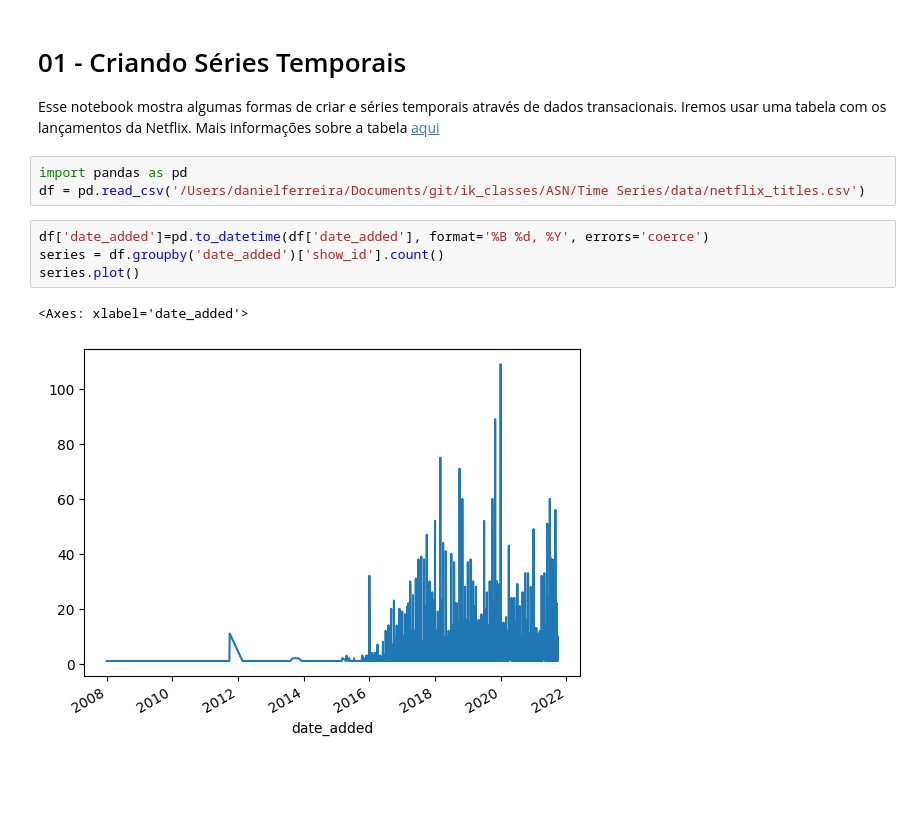
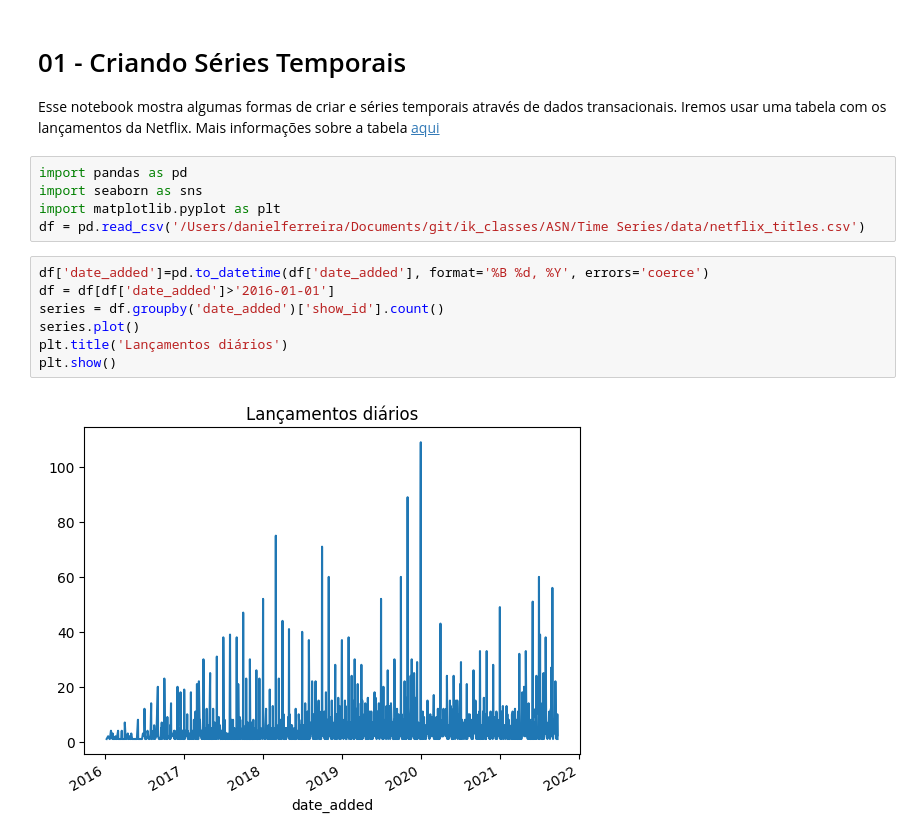
Before and after one commit to danielrferreira/classes, a Jupyter notebook: ASN/Séries Temporais/01 - Criando Séries Temporais.ipynb, the cells around one changed output. Drawn from its saved outputs; the diff is of its cells as text; blank space fills up the shorter version.

Commit message:
small changes in the graph and some imports

```diff
--- a/ASN/Séries Temporais/01 - Criando Séries Temporais.ipynb
+++ b/ASN/Séries Temporais/01 - Criando Séries Temporais.ipynb
@@ -3,11 +3,15 @@
 Esse notebook mostra algumas formas de criar e séries temporais através de dados transacionais. Iremos usar uma tabela com os lançamentos da Netflix. Mais informações sobre a tabela [aqui]((https://www.kaggle.com/datasets/anandshaw2001/netflix-movies-and-tv-shows/code).)
 # %%
 import pandas as pd
+import seaborn as sns
+import matplotlib.pyplot as plt
 df = pd.read_csv('/Users/danielferreira/Documents/git/ik_classes/ASN/Time Series/data/netflix_titles.csv')
 # %%
 df['date_added']=pd.to_datetime(df['date_added'], format='%B %d, %Y', errors='coerce')
+df = df[df['date_added']>'2016-01-01']
 series = df.groupby('date_added')['show_id'].count()
 series.plot()
+plt.title('Lançamentos diários')
+plt.show()
 # %% [output]
-<Axes: xlabel='date_added'>
-[figure, old version]
+[figure, new version]
```
